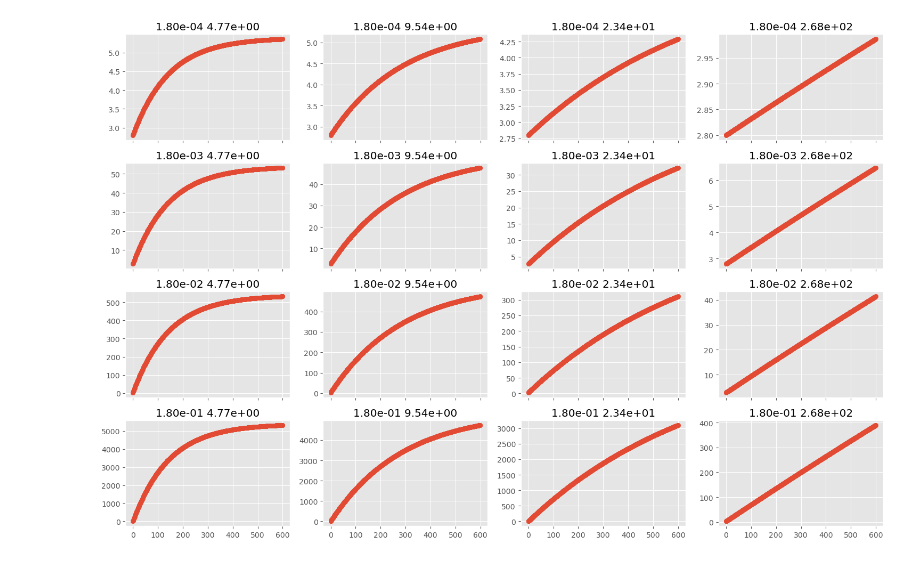
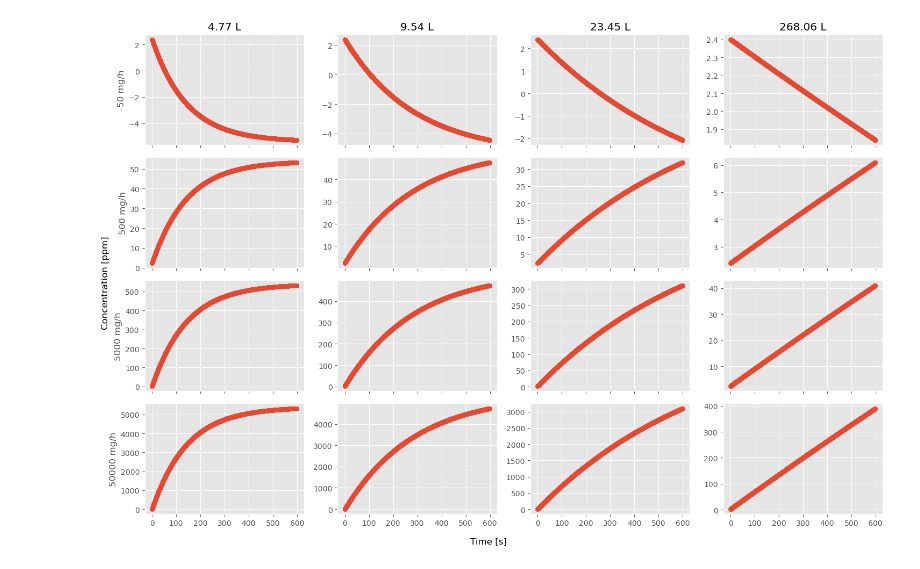
Before and after one commit to sebastianibam002/FlowRate, a Jupyter notebook: playground.ipynb, the cells around one changed output. Drawn from its saved outputs; the diff is of its cells as text; code cells hidden in the pictures.

Commit message:
simplified the code for computing the flow rates

```diff
--- a/playground.ipynb
+++ b/playground.ipynb
@@ -6,10 +6,10 @@ plt.style.use('ggplot')
 # %%
 def model_concentration(t, q_in, q_out, v):
     # returns the result in g/l
-    return q_in/q_out + (2.8*10**-3 - q_in/q_out)*np.exp(-q_out*t/v)
+    return q_in/q_out + (2.4*10**-3 - q_in/q_out)*np.exp(-q_out*t/v)
 # %%
 chamber_volumes = np.array([4771.3, 9542.6, 23448.5, 268056]) # ml
-flow_rates = np.array([50, 500, 5000, 50000]) # flow-rates mg/h
+flow_rates = np.array([-50, 500, 5000, 50000]) # flow-rates mg/h
 time_measure = 600 # seconds
 time_arr = np.arange(0, time_measure)
 
@@ -32,11 +32,14 @@ for index in range(n_fr):
 # %%
 f, ax_ls = plt.subplots(ncols=n_fr, nrows=n_cham, figsize=(15, 10), sharex=True)
 
 for index in range(n_fr):
     for subindex in range(n_cham):
         ax_ls[index, subindex].scatter(time_arr,  rc[index,:, subindex])
-        ax_ls[index, 0].set_ylabel(f"{fl_gs[index]:.2e}}")
+        ax_ls[index, 0].set_ylabel(f"{flow_rates[index]} mg/h")
+        ax_ls[0, subindex].set_title(f"{chamber_volumes[subindex]:.2f} L")
 
+f.supxlabel("Time [s]")
+f.supylabel( "Concentration [ppm]")
 plt.tight_layout()
 # %% [output]
-[figure, old version]
+[figure, new version]
```
Also changed, not shown: 3 other files.
